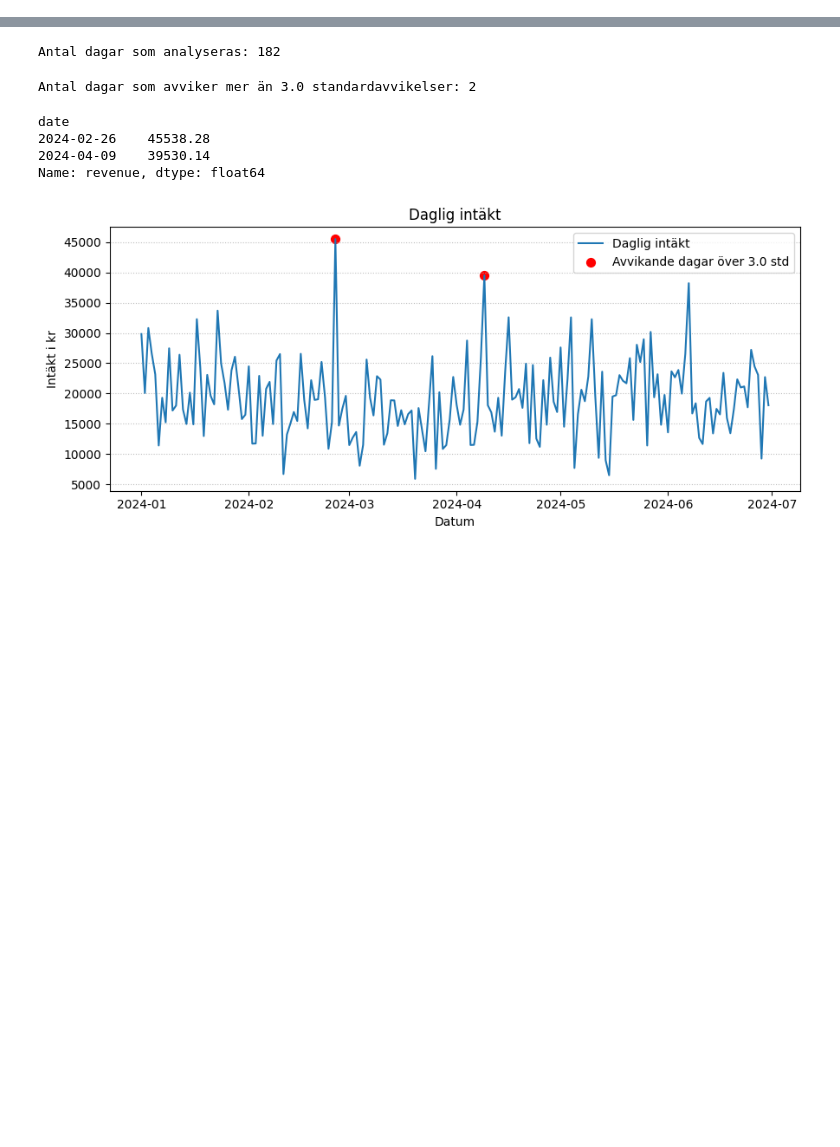
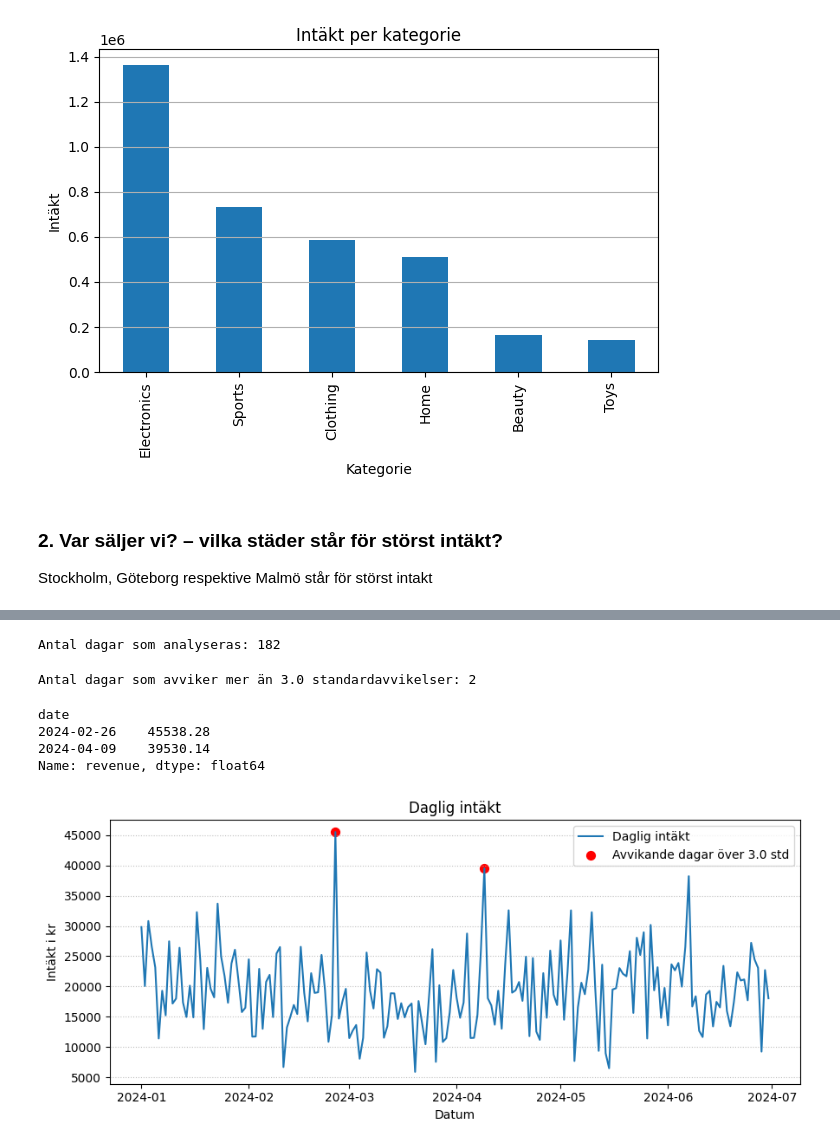
Before and after one commit to NadineKn/TW1, a Jupyter notebook: report.ipynb, the cells around one changed output, grey strips where cells are left out. Drawn from its saved outputs; the diff is of its cells as text; code cells hidden in the pictures; blank space fills up the shorter version.

```diff
--- a/report.ipynb
+++ b/report.ipynb
@@ -0,0 +53,17 @@
+# %%
+import matplotlib.pyplot as plt
+
+
+fig, ax =plt.subplots()
+category_revenue.plot(kind="bar", ax=ax)
+ax.set_title("Intäkt per kategorie")
+ax.set_xlabel("Kategorie")
+ax.set_ylabel("Intäkt")
+ax.grid(True, axis='y')
+plt.tight_layout()
+plt.show()
+# %% [output]
+[figure, added]
+# %% [markdown]
+### 2. Var säljer vi? – vilka städer står för störst intäkt?
+Stockholm, Göteborg respektive Malmö står för störst intakt
```
Also changed, not shown: parts of 18 cells of this notebook.
